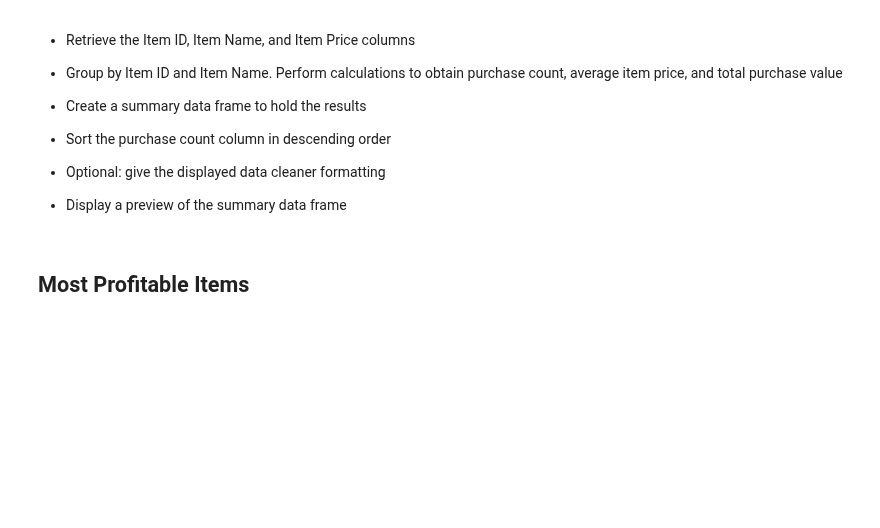
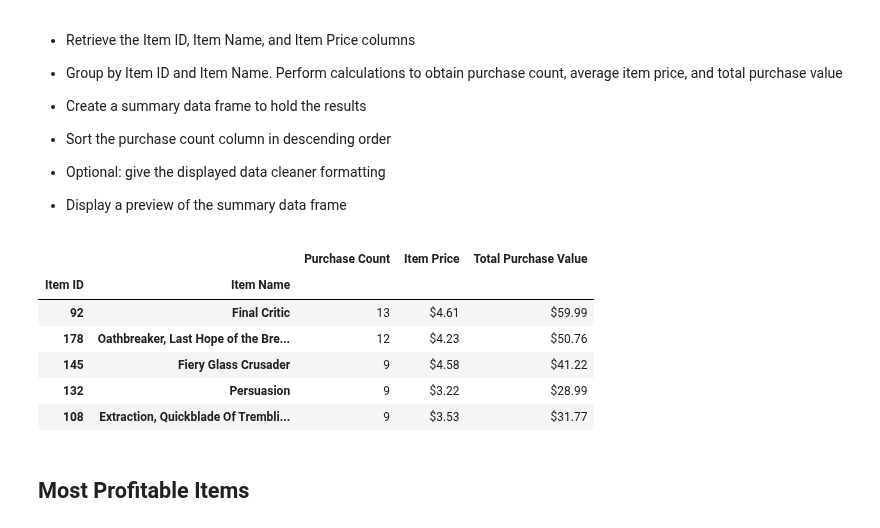
Before and after one commit to BZNUDS/pandas-challenge, a Jupyter notebook: HeroesOfPymoli/Practice_File_HeroesOfPymoli_starter-Copy3 - Copy4.ipynb, the cells around one changed output. Saved outputs shown, nothing was run; the diff lists cells and outputs as text; code cells hidden in the pictures; blank space fills up the shorter version.

```diff
--- a/HeroesOfPymoli/Practice_File_HeroesOfPymoli_starter-Copy3 - Copy4.ipynb
+++ b/HeroesOfPymoli/Practice_File_HeroesOfPymoli_starter-Copy3 - Copy4.ipynb
@@ -345,3 +334,38 @@ Most Popular Items
+# %%
+# my_df=pd.DataFrame(purchase_data)
+grouped_df = my_df.groupby( ["Item ID", "Item Name"])
+
+# Create table for purchase count (by Purchase ID)
+purchases_by_id = grouped_df.count()["Purchase ID"]
+
+# Create table for average purchase price (by Price)
+purchases_by_price = grouped_df.mean()["Price"]
+
+# Create table for total purchase value
+total_by_id = purchases_by_id * purchases_by_price
+
+# Create table for Total Purchase Value by unique players
+total_by_gender_unique = total_by_gender / uniques_by_gender
+
+# Pull all of the tables together and create summary table data frame
+genders_summary_df=pd.DataFrame({"Purchase Count":purchases_by_id, "Item Price":purchases_by_price,
+                                 "Total Purchase Value":total_by_id})
+
+# Sort by Purchase Count
+genders_summary_df = genders_summary_df.sort_values("Purchase Count", ascending=False)
+
+# Format as the last step
+genders_summary_df["Item Price"] = genders_summary_df["Item Price"].astype(float).map("${:,.2f}".format)
+genders_summary_df["Total Purchase Value"] = genders_summary_df["Total Purchase Value"].astype(float).map("${:,.2f}".format)
+genders_summary_df.head(5)
+# %% [output]
+|  |  | Purchase Count | Item Price | Total Purchase Value |
+| Item ID | Item Name |  |  |  |
+| 92 | Final Critic | 13 | $4.61 | $59.99 |
+| 178 | Oathbreaker, Last Hope of the Bre... | 12 | $4.23 | $50.76 |
+| 145 | Fiery Glass Crusader | 9 | $4.58 | $41.22 |
+| 132 | Persuasion | 9 | $3.22 | $28.99 |
+| 108 | Extraction, Quickblade Of Trembli... | 9 | $3.53 | $31.77 |
 # %% [markdown]
 ## Most Profitable Items
 # %% [markdown]
```
Also changed, not shown: parts of 3 cells of this notebook, 4 other files.
